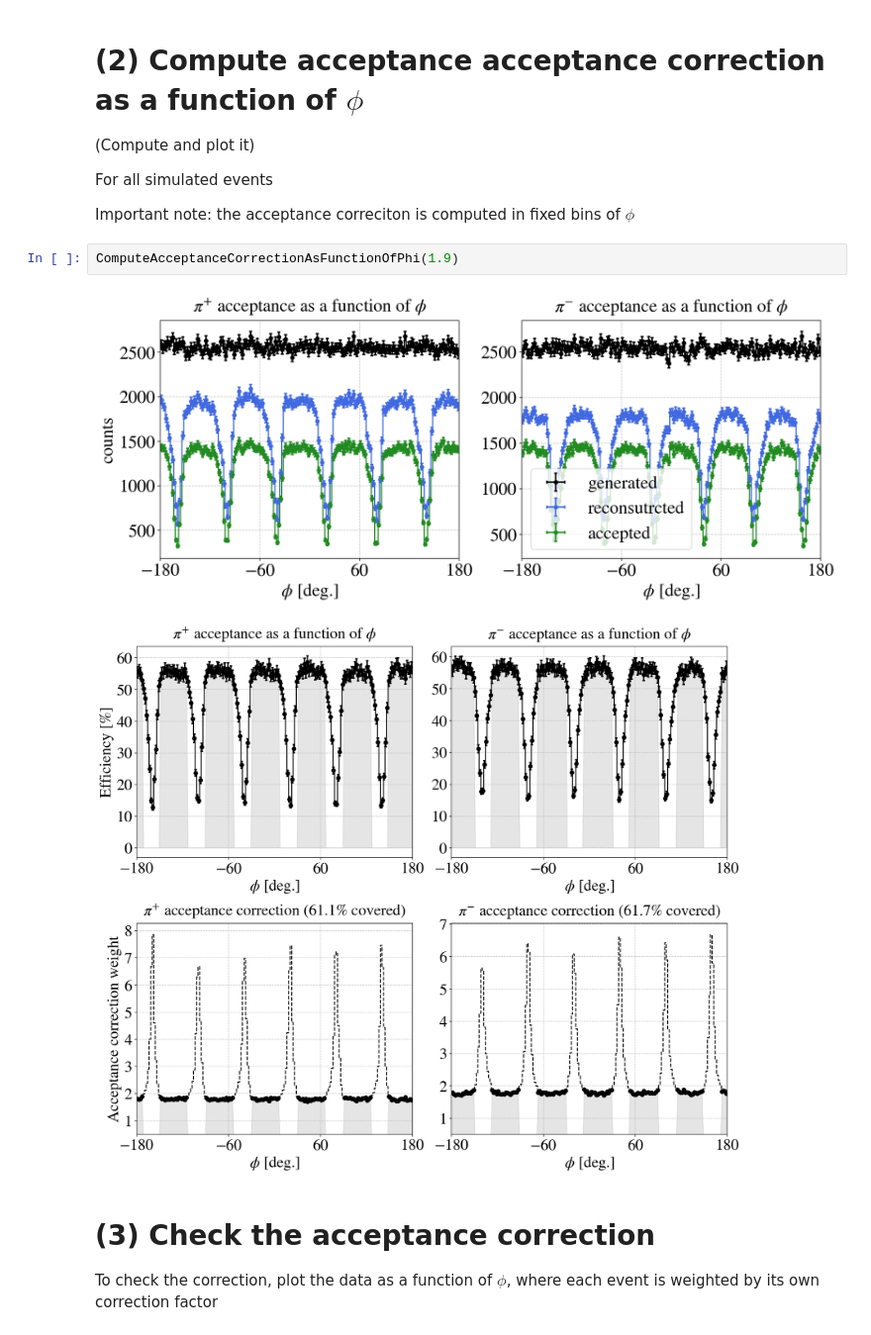
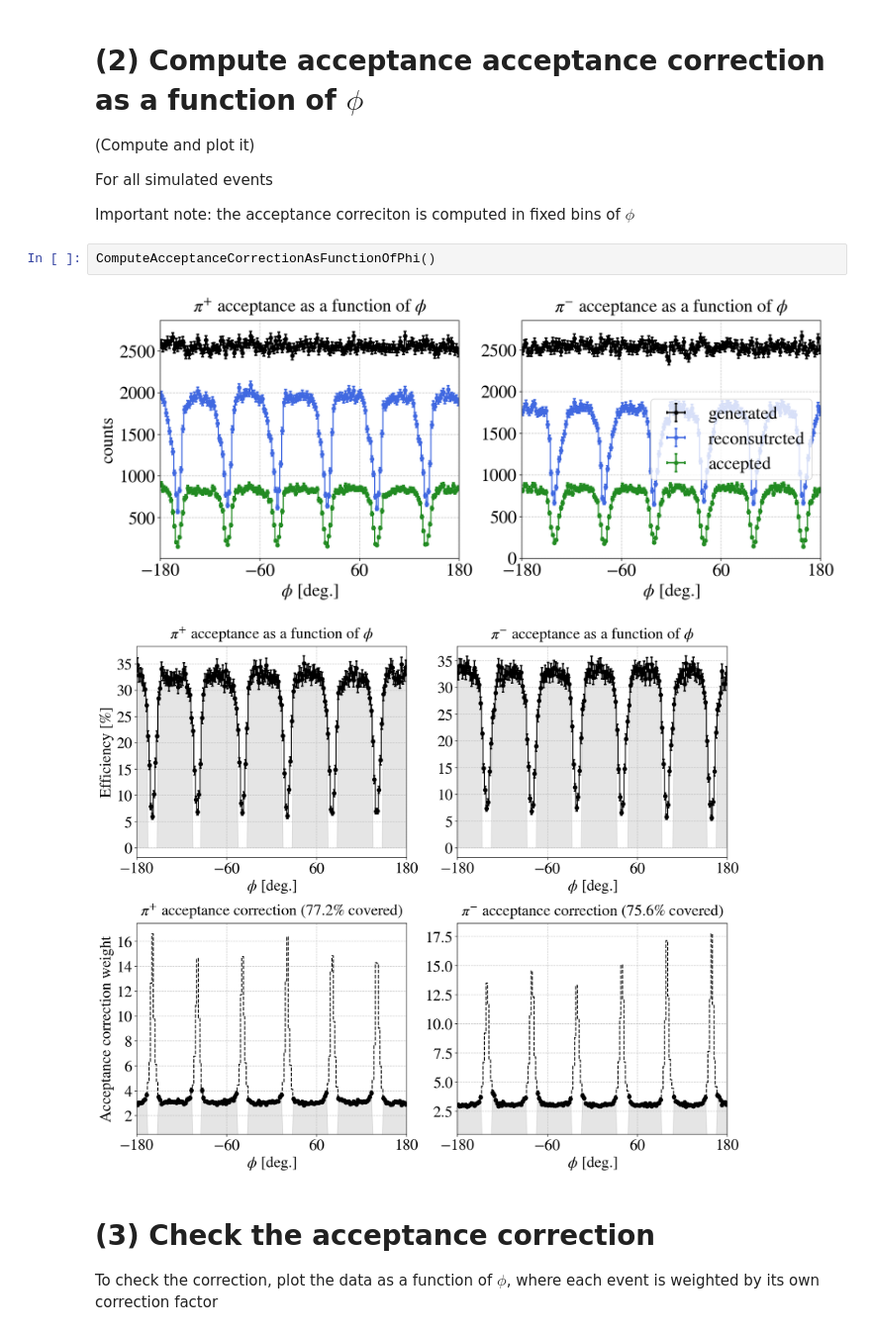
Before and after one commit to erezcoh4/SIDIS_at_BAND, a Jupyter notebook: PythonAnalysis/AcceptanceCorrections/acceptance_matching_and_correction.ipynb, the cells around one changed output. Shown at 99% size. Saved outputs shown, nothing was run; the diff lists cells and outputs as text.

```diff
--- a/PythonAnalysis/AcceptanceCorrections/acceptance_matching_and_correction.ipynb
+++ b/PythonAnalysis/AcceptanceCorrections/acceptance_matching_and_correction.ipynb
@@ -76,10 +78,10 @@ For all simulated events
 
 Important note: the acceptance correciton is computed in fixed bins of $\phi$
 # %%
-ComputeAcceptanceCorrectionAsFunctionOfPhi(1.9)
+ComputeAcceptanceCorrectionAsFunctionOfPhi()
 # %% [output]
-[figure, old version]
+[figure, new version]
-[figure, old version]
+[figure, new version]
 # %% [markdown]
 # (3) Check the acceptance correction
 To check the correction, plot the data as a function of $\phi$, where each event is weighted by its own correction factor
```
Also changed, not shown: parts of 20 cells of this notebook, 4 other files.
